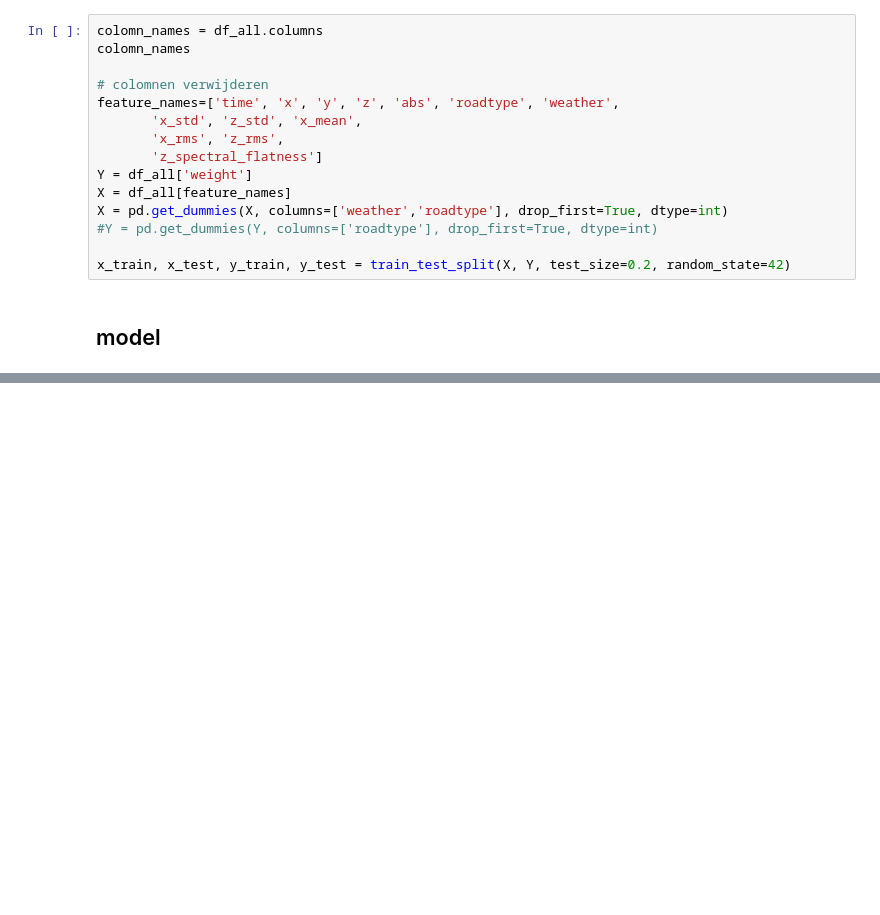
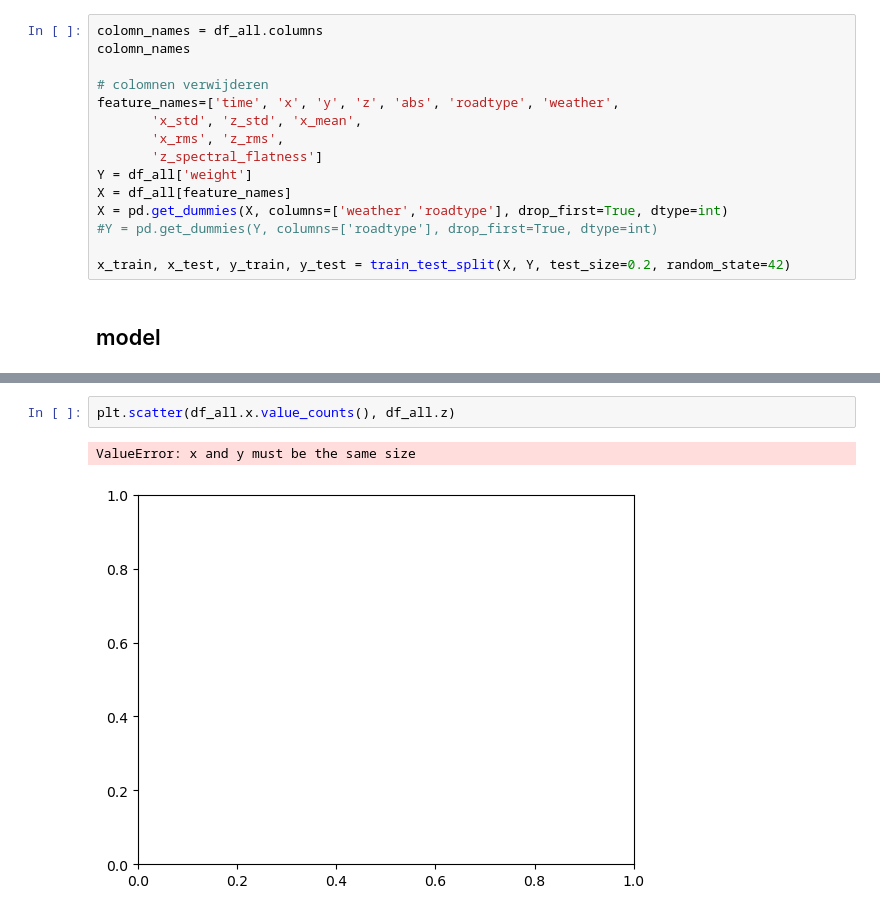
Before and after one commit to lrncjrssn/DS8_eindproject, a Jupyter notebook: Clustering.ipynb, the cells around one changed output, grey strips where cells are left out. Cells and saved outputs as stored; diff of their text form; blank space fills up the shorter version.

```diff
--- a/Clustering.ipynb
+++ b/Clustering.ipynb
@@ -48,0 +159,5 @@ x_train, x_test, y_train, y_test = train_test_split(X, Y, test_size=0.2, random_
+# %%
+plt.scatter(df_all.x.value_counts(), df_all.z)
+# %% [output]
+ValueError: x and y must be the same size
+[figure, added]
```
Also changed, not shown: parts of 11 cells of this notebook, 1 other file.
